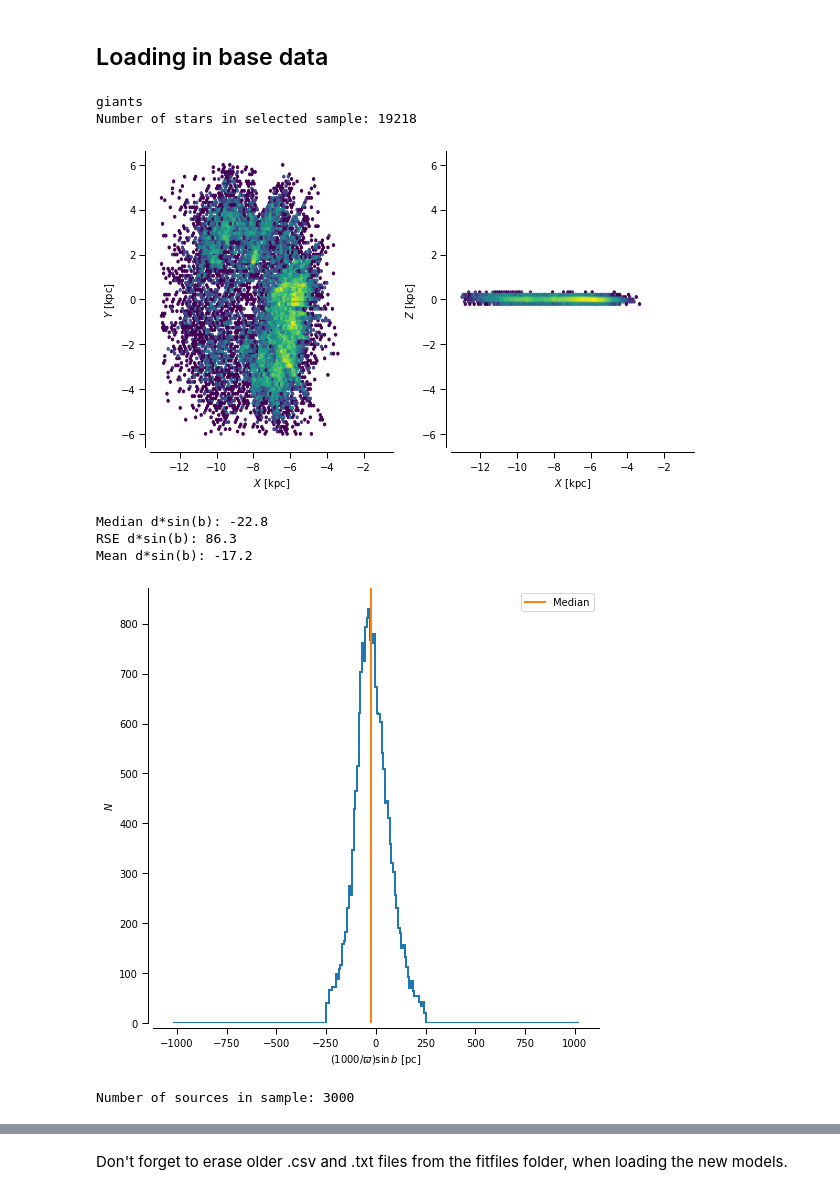
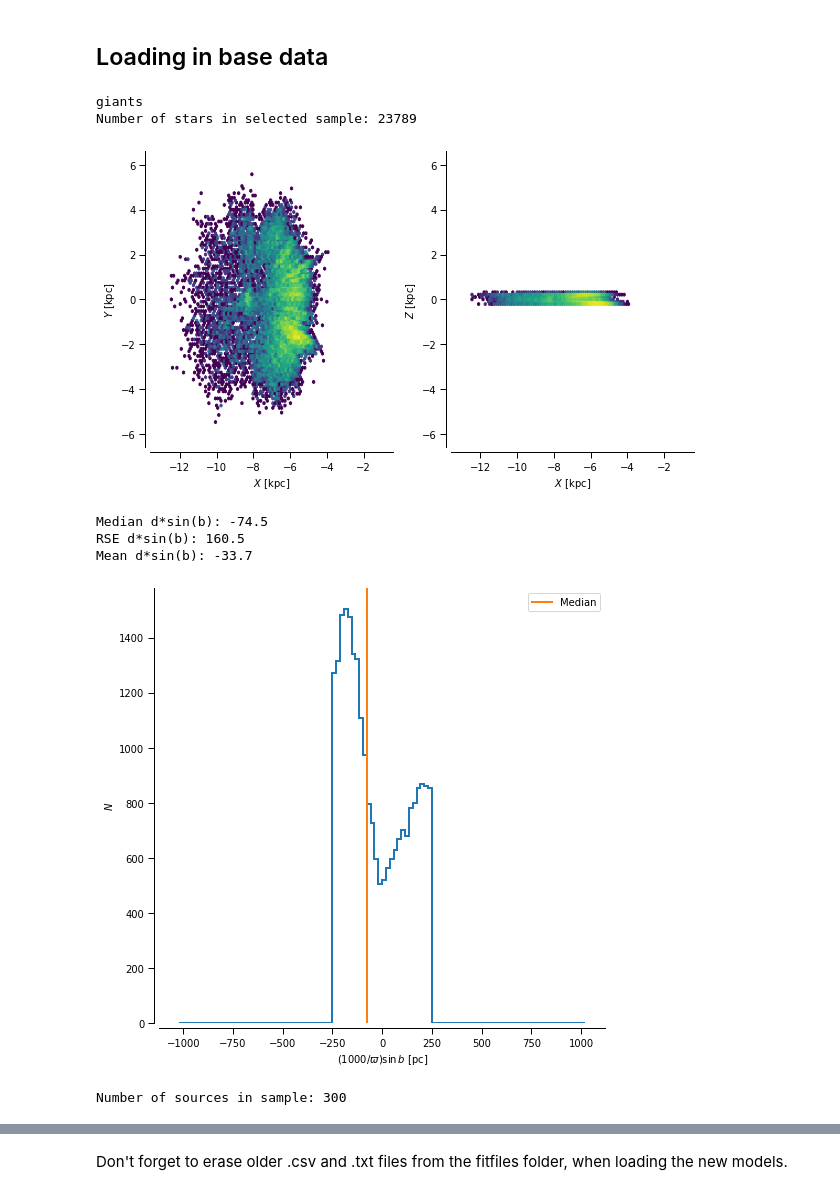
Before and after one commit to RRijnenberg/milkyway-rotation-curve_fork, a Jupyter notebook: OBA_ModelFitFile.ipynb, the cells around one changed output, grey strips where cells are left out. Drawn from its saved outputs; the diff is of its cells as text; code cells hidden in the pictures.

```diff
--- a/OBA_ModelFitFile.ipynb
+++ b/OBA_ModelFitFile.ipynb
@@ -30,7 +30,7 @@ useagab()
 # %%
 Rsun = 8277.0*u.pc
 
-fgkmtable = load_mwtable('./data/OBAGoldenSample.fits', Rsun=Rsun, esphs=False)
+fgkmtable = load_mwtable('./data/FGKMGoldenSample.fits', Rsun=Rsun, esphs=False)
 # %%
 plx_snrlim = 10
 vtanhalo = 180.0
@@ -74,36 +74,36 @@ sample_filter = sample_filter_init & spt_lum_filter #& R_filter
 
 print(f"Number of stars in selected sample: {fgkmtable['ra'][sample_filter].size}")
 
-subsample_size = 3000
+subsample_size = 300
 if (fgkmtable['ra'][sample_filter].size <=subsample_size):
     fgkm_subsample = fgkmtable[sample_filter]
 else:
     random_subsample = np.random.choice(np.arange(fgkmtable['ra'][sample_filter].size), size=subsample_size, replace=False)
     fgkm_subsample = fgkmtable[sample_filter][random_subsample]
 
 plotgrid = [-13, -1, -6, 6]
 fig=plt.figure(figsize=(8.5,5), tight_layout=True)
 
 gs = fig.add_gridspec(1, 2, figure=fig)
 
 ax_xy = fig.add_subplot(gs[0,0])
 apply_tufte(ax_xy)
 ax_xz = fig.add_subplot(gs[0,1])
 apply_tufte(ax_xz)
 
 ax_xy.hexbin(fgkmtable['x_gc'][sample_filter]/1000, fgkmtable['y_gc'][sample_filter]/1000, mincnt=1, bins='log', extent=plotgrid)
 ax_xy.set_xlabel(r'$X$ [kpc]')
 ax_xy.set_ylabel(r'$Y$ [kpc]')
 
 ax_xz.hexbin(fgkmtable['x_gc'][sample_filter]/1000, fgkmtable['z_gc'][sample_filter]/1000, mincnt=1, bins='log', extent=plotgrid)
 ax_xz.set_xlabel(r'$X$ [kpc]')
 ax_xz.set_ylabel(r'$Z$ [kpc]')
 
 plt.show()
 # %% [output]
 giants
-Number of stars in selected sample: 19218
+Number of stars in selected sample: 23789
-[figure, old version]
+[figure, new version]
 # %%
 fig, axdsinb = plt.subplots(1, 1, figsize=(8,8))
 apply_tufte(axdsinb)
@@ -122,10 +122,10 @@ axdsinb.legend()
 
 plt.show()
 # %% [output]
-Median d*sin(b): -22.8
-RSE d*sin(b): 86.3
-Mean d*sin(b): -17.2
+Median d*sin(b): -74.5
+RSE d*sin(b): 160.5
+Mean d*sin(b): -33.7
-[figure, old version]
+[figure, new version]
 # %%
 nsources = fgkm_subsample['ra'].size
 print(f"Number of sources in sample: {nsources}")
@@ -194,16 +194,38 @@ vdisp_function_bp2_3_model_nov0 = {'stanfile':'stanfiles/rotcurve-bp2_3_giants_s
 
 vdisp_function_bp2_3_model_with_v0 = {'stanfile':'stanfiles/rotcurve-bp2_3_giants_std_with_v0.stan',
                 'npars': 12,
-                'parnames':['h_param', 'p_param', 'Vsun_pec_x', 'Vsun_pec_y', 'Vsun_pec_z', 'amplitude_x', 'amplitude_y', 'amplitude_z', 'R_scale_x', 'R_scale_y', 'R_scale_z', 'v0'],
+                'parnames':['h_param', 'p_param', 'Vsun_pec_x', 'Vsun_pec_y', 'Vsun_pec_z', 'v0','amplitude_x', 'amplitude_y', 'amplitude_z', 'R_scale_x', 'R_scale_y', 'R_scale_z'],
                 'labels':[r'h', r'p', r'$V_{X,\odot}(\mathrm{pec})$', r'$V_{Y,\odot}(\mathrm{pec})$',
-                         r'$V_{Z,\odot}(\mathrm{pec})$', r'A_X', r'A_Y', r'A_Z', r'R_{scale, x}', r'R_{scale, y}', r'R_{scale, z}', r'V_0'],
-                'inits':{'h_param':3.0, 'p_param':-0.55, 'Vsun_pec_x':11.1, 'Vsun_pec_y':12.24, 'Vsun_pec_z':7.25, 'amplitude_x':80, 'amplitude_y':80, 'amplitude_z':80, 'R_scale_x':1, 'R_scale_y':1, 'R_scale_z':1, 'v0':234.0},
-                'best_params':{'h_param':np.nan, 'p_param':np.nan, 'Vsun_pec_x':np.nan, 'Vsun_pec_y':np.nan, 'Vsun_pec_z':np.nan, 'amplitude_x':np.nan, 'amplitude_y':np.nan, 'amplitude_z':np.nan, 'R_scale_x':np.nan, 'R_scale_y':np.nan, 'R_scale_z':np.nan, 'v0':np.nan}
+                         r'$V_{Z,\odot}(\mathrm{pec})$', r'V_0', r'A_X', r'A_Y', r'A_Z', r'R_{scale, x}', r'R_{scale, y}', r'R_{scale, z}'],
+                'inits':{'h_param':3.0, 'p_param':-0.55, 'Vsun_pec_x':11.1, 'Vsun_pec_y':12.24, 'Vsun_pec_z':7.25, 'v0':234.0, 'amplitude_x':80, 'amplitude_y':80, 'amplitude_z':80, 'R_scale_x':1, 'R_scale_y':1, 'R_scale_z':1},
+                'best_params':{'h_param':np.nan, 'p_param':np.nan, 'Vsun_pec_x':np.nan, 'Vsun_pec_y':np.nan, 'Vsun_pec_z':np.nan, 'v0':np.nan, 'amplitude_x':np.nan, 'amplitude_y':np.nan, 'amplitude_z':np.nan, 'R_scale_x':np.nan, 'R_scale_y':np.nan, 'R_scale_z':np.nan}
                 }
 
+
+vdisp_function_bp2_3_model_with_v0_no_vdisp = {'stanfile':'stanfiles/rotcurve-bp2_3_giants_std_with_v0_no_vdisp2.stan',
+                'npars': 6,
+                'parnames':['h_param', 'p_param', 'Vsun_pec_x', 'Vsun_pec_y', 'Vsun_pec_z', 'v0'],
+                'labels':[r'h', r'p', r'$V_{X,\odot}(\mathrm{pec})$', r'$V_{Y,\odot}(\mathrm{pec})$',
+                         r'$V_{Z,\odot}(\mathrm{pec})$', r'V_0'],
+                'inits':{'h_param':3.0, 'p_param':-0.55, 'Vsun_pec_x':11.1, 'Vsun_pec_y':12.24, 'Vsun_pec_z':7.25, 'v0':234.0},
+                'best_params':{'h_param':np.nan, 'p_param':np.nan, 'Vsun_pec_x':np.nan, 'Vsun_pec_y':np.nan, 'Vsun_pec_z':np.nan, 'v0':np.nan}
+                }
+
+vdisp_function_bp2_3_model_with_v0_classic_vdisp = {'stanfile':'stanfiles/rotcurve-bp2_3_giants_std_with_v0_classic_vdisp.stan',
+                'npars': 8,
+                'parnames':['h_param', 'p_param', 'Vsun_pec_x', 'Vsun_pec_y', 'Vsun_pec_z', 'v0', 'vdispxy', 'vdispz'],
+                'labels':[r'h', r'p', r'$V_{X,\odot}(\mathrm{pec})$', r'$V_{Y,\odot}(\mathrm{pec})$',
+                         r'$V_{Z,\odot}(\mathrm{pec})$', r'V_0', r'$\sigma_{v,xy}$', r'$\sigma_{v,z}$'],
+                'inits':{'h_param':3.0, 'p_param':-0.55, 'Vsun_pec_x':11.1, 'Vsun_pec_y':12.24, 'Vsun_pec_z':7.25, 'v0':234.0, 'vdispxy':10.0, 'vdispz':10.0},
+                'best_params':{'h_param':np.nan, 'p_param':np.nan, 'Vsun_pec_x':np.nan, 'Vsun_pec_y':np.nan, 'Vsun_pec_z':np.nan, 'v0':np.nan, 'vdispxy':np.nan, 'vdispz':np.nan}
+                }
+                # Deze is nu onlogisch: aanpassen. --> Alleen stanfile moet nog aangepast worden.
+#                 no_vdisp.stan is nu een nutteloos bestand (dat was de verkeerde weglating van vdisp)
+
+
 stan_model = vdisp_function_bp2_3_model_with_v0
 # %% [output]
-Number of sources in sample: 3000
+Number of sources in sample: 300
 # %%
 print(os.getenv('HOME', "not found")) # Prints "not found"
 
```
Also changed, not shown: parts of 8 cells of this notebook, 8 other files.
